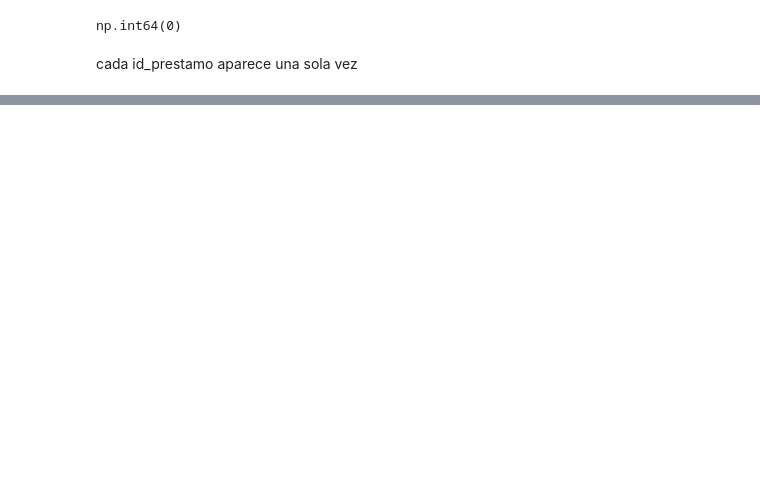
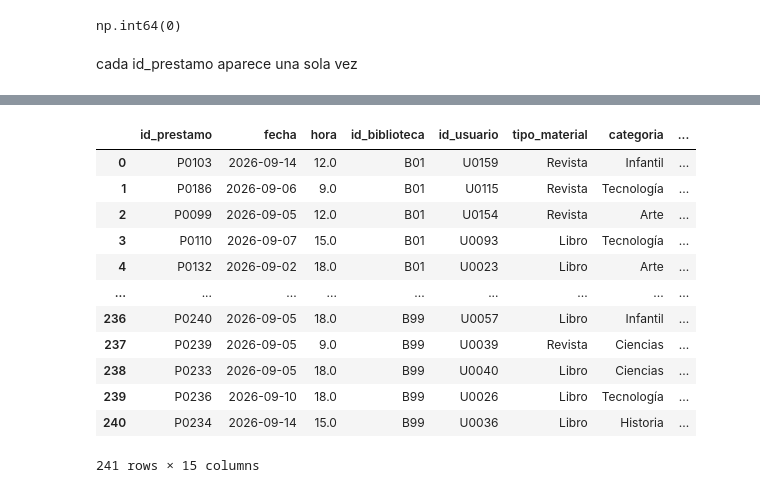
Before and after one commit to Sebast68h/Taller-9-Aplicaciones, a Jupyter notebook: notebook.ipynb, the cells around one changed output, grey strips where cells are left out. Drawn from its saved outputs; the diff is of its cells as text; code cells hidden in the pictures; blank space fills up the shorter version.

```diff
--- a/notebook.ipynb
+++ b/notebook.ipynb
@@ -137,0 +174,16 @@ cada id_prestamo aparece una sola vez
+# %%
+merge_PB_outer
+# %% [output]
+|  | id_prestamo | fecha | hora | id_biblioteca | id_usuario | tipo_material | categoria | ... |
+| 0 | P0103 | 2026-09-14 | 12.0 | B01 | U0159 | Revista | Infantil | ... |
+| 1 | P0186 | 2026-09-06 | 9.0 | B01 | U0115 | Revista | Tecnología | ... |
+| 2 | P0099 | 2026-09-05 | 12.0 | B01 | U0154 | Revista | Arte | ... |
+| 3 | P0110 | 2026-09-07 | 15.0 | B01 | U0093 | Libro | Tecnología | ... |
+| 4 | P0132 | 2026-09-02 | 18.0 | B01 | U0023 | Libro | Arte | ... |
+| ... | ... | ... | ... | ... | ... | ... | ... | ... |
+| 236 | P0240 | 2026-09-05 | 18.0 | B99 | U0057 | Libro | Infantil | ... |
+| 237 | P0239 | 2026-09-05 | 9.0 | B99 | U0039 | Revista | Ciencias | ... |
+| 238 | P0233 | 2026-09-05 | 18.0 | B99 | U0040 | Libro | Ciencias | ... |
+| 239 | P0236 | 2026-09-10 | 18.0 | B99 | U0026 | Libro | Tecnología | ... |
+| 240 | P0234 | 2026-09-14 | 15.0 | B99 | U0036 | Libro | Historia | ... |
+241 rows × 15 columns
```
Also changed, not shown: parts of 6 cells of this notebook.
